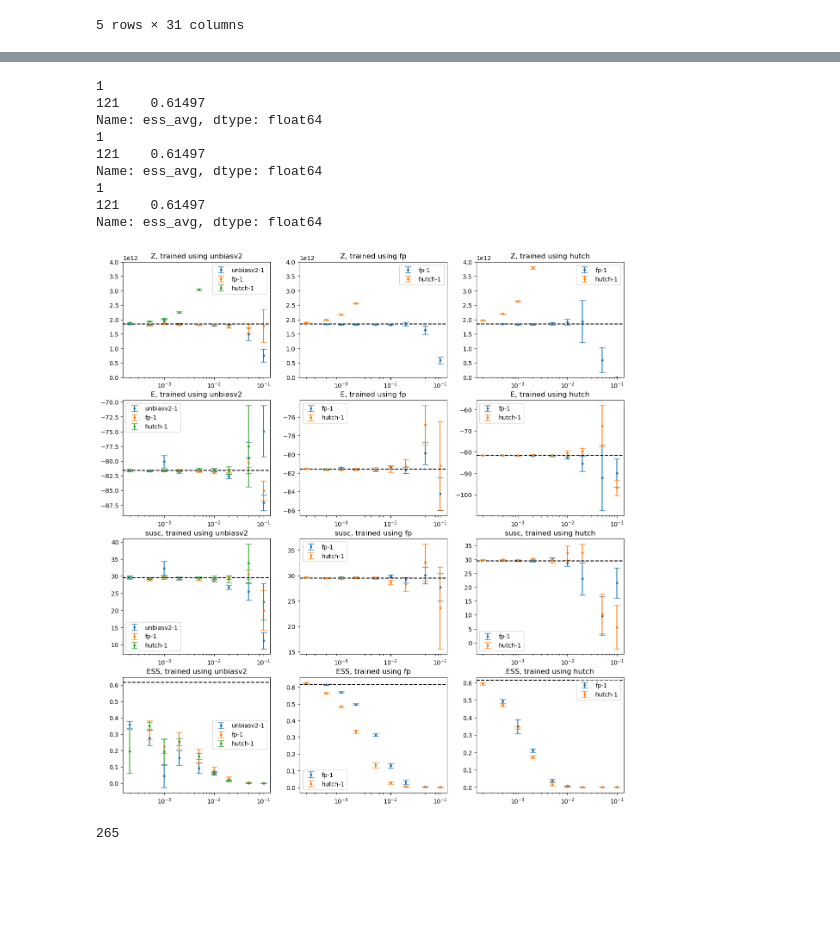
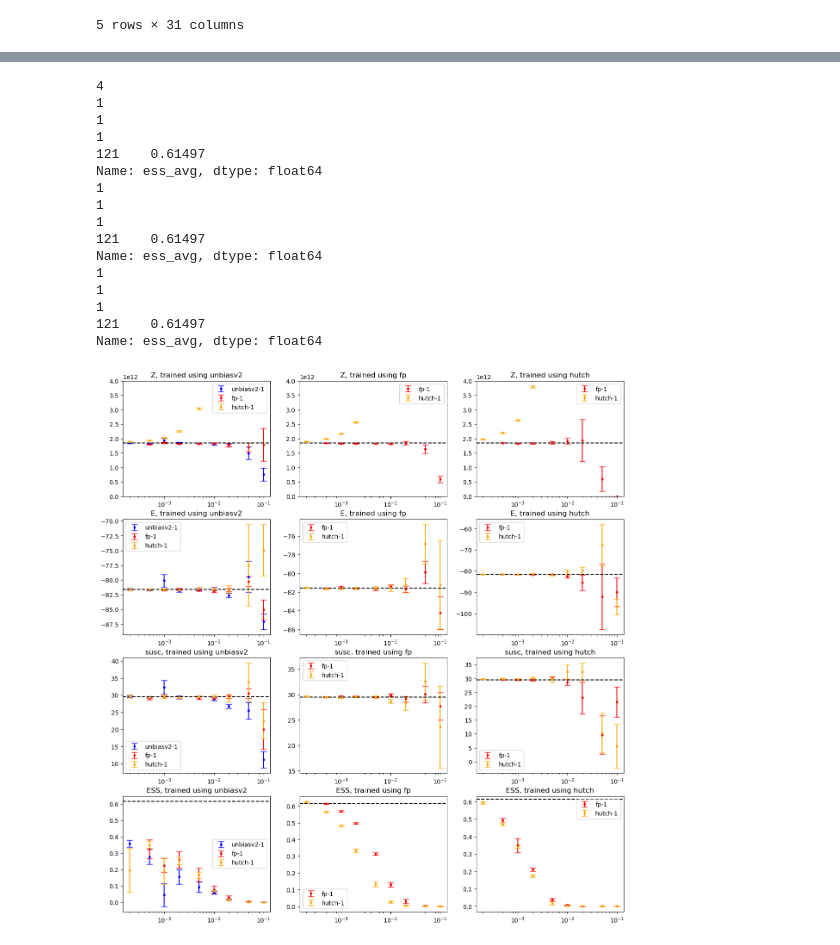
Before and after one commit to Satriawidy/unbiased_cnf, a Jupyter notebook: notebooks/analysis.ipynb, the cells around one changed output, grey strips where cells are left out. Saved outputs shown, nothing was run; the diff lists cells and outputs as text; code cells hidden in the pictures; blank space fills up the shorter version.

```diff
--- a/notebooks/analysis.ipynb
+++ b/notebooks/analysis.ipynb
@@ -19,26 +19,27 @@ dg = df[df['L'] == 8]
 
 integrators = ['unbiasv2', 'fp', 'hutch']
 integratore = ['unbiasv2', 'fp', 'hutch']
+colors = ['blue', 'red', 'orange']
 noises = [1]
 
 fig, ax = plt.subplots(4, 3, figsize = (15, 16))
 ax = ax.flatten()
 
 for i, int in enumerate(integratore):
-    for integrator in integrators:
+    for integrator, color in zip(integrators, colors):
         for noise in noises:
             dh = dg[(dg['integrator'] == integrator) & (dg['integrator_eval'] == int) & (dg['num_noise'] == noise)]
             dh = dh.sort_values(by='dt')
-            print(len(dh))
+            # print(len(dh))
             if len(dh) != 0:
                 ax[i].errorbar(dh['dt']*(1 + 3 * (integrator=='unbiasv2')), dh['part_avg'], dh['part_err'], label = f'{integrator}-{noise}',
-                                 linestyle = 'None', marker = '.', capsize = 5)
+                                 linestyle = 'None', marker = '.', capsize = 5, color=color)
                 ax[i+3].errorbar(dh['dt']*(1 + 3 * (integrator=='unbiasv2')), dh['logp_avg'], dh['logp_err'], label = f'{integrator}-{noise}',
-                                 linestyle = 'None', marker = '.', capsize = 5)
+                                 linestyle = 'None', marker = '.', capsize = 5, color=color)
                 ax[i+6].errorbar(dh['dt']*(1 + 3 * (integrator=='unbiasv2')), dh['susc_avg'], dh['susc_err'], label = f'{integrator}-{noise}',
-                                 linestyle = 'None', marker = '.', capsize = 5)
+                                 linestyle = 'None', marker = '.', capsize = 5, color=color)
                 ax[i+9].errorbar(dh['dt']*(1 + 3 * (integrator=='unbiasv2')), dh['ess_avg'], dh['ess_err'], label = f'{integrator}-{noise}',
-                                   linestyle = 'None', marker = '.', capsize = 5)
+                                   linestyle = 'None', marker = '.', capsize = 5, color=color)
                 print((1 + 3 * (integrator=='unbiasv2')))
     di = dg[(dg['integrator'] == 'exact') & (dg['dt'] == 0.001)]
     # di = dg[(dg['integrator'] == 'exact')]
@@ -85,52 +77,60 @@ dg = df[df['L'] == 16]
 
 integrators = ['unbiasv2', 'fp', 'hutch']
 integratore = ['unbiasv2', 'fp', 'hutch']
+colors = ['blue', 'red', 'orange']
 noises = [1]
 
 fig, ax = plt.subplots(4, 3, figsize = (15, 16))
 ax = ax.flatten()
 
 for i, int in enumerate(integratore):
-    for integrator in integrators:
+    for integrator, color in zip(integrators, colors):
         for noise in noises:
             dh = dg[(dg['integrator'] == integrator) & (dg['integrator_eval'] == int) & (dg['num_noise'] == noise)]
             dh = dh.sort_values(by='dt')
             # print(len(dh))
             if len(dh) != 0:
                 ax[i].errorbar(dh['dt']*(1 + 3 * (integrator=='unbiasv2')), dh['part_avg'], dh['part_err'], label = f'{integrator}-{noise}',
-                                 linestyle = 'None', marker = '.', capsize = 5)
+                                 linestyle = 'None', marker = '.', capsize = 5, color=color)
                 ax[i+3].errorbar(dh['dt']*(1 + 3 * (integrator=='unbiasv2')), dh['logp_avg'], dh['logp_err'], label = f'{integrator}-{noise}',
-                                 linestyle = 'None', marker = '.', capsize = 5)
+                                 linestyle = 'None', marker = '.', capsize = 5, color=color)
                 ax[i+6].errorbar(dh['dt']*(1 + 3 * (integrator=='unbiasv2')), dh['susc_avg'], dh['susc_err'], label = f'{integrator}-{noise}',
-                                 linestyle = 'None', marker = '.', capsize = 5)
+                                 linestyle = 'None', marker = '.', capsize = 5, color=color)
                 ax[i+9].errorbar(dh['dt']*(1 + 3 * (integrator=='unbiasv2')), dh['ess_avg'], dh['ess_err'], label = f'{integrator}-{noise}',
-                                   linestyle = 'None', marker = '.', capsize = 5)
-                # print((1 + 3 * (integrator=='unbiasv2')))
+                                   linestyle = 'None', marker = '.', capsize = 5, color=color)
+                print((1 + 3 * (integrator=='unbiasv2')))
     # di = dg[(dg['integrator'] == 'exact') & (dg['dt'] == 0.0002)]
     di = dg[(dg['integrator'] == 'fp') & (dg['integrator_eval'] == 'fp') & (dg['dt'] == 0.0005)]
     print(len(di))
     ax[i].axhline(di['part_avg'].item(), color = 'k', linestyle='dashed')
     ax[i].set_title(f'Z, trained using {int}')
     ax[i+3].axhline(di['logp_avg'].item(), color = 'k', linestyle='dashed')
     ax[i+3].set_title(f'E, trained using {int}')
     ax[i+6].axhline(di['susc_avg'].item(), color = 'k', linestyle='dashed')
     ax[i+6].set_title(f'susc, trained using {int}')
     ax[i+9].set_title(f'ESS, trained using {int}')
     ax[i+9].axhline(di['ess_avg'].item(), color = 'k', linestyle='dashed')
     print(di['ess_avg'])
     for a in ax:
         a.set_xscale('log')
         a.legend()
     ax[i].set_ylim(0, 4e12)
 plt.show()
 # %% [output]
+4
+1
+1
 1
 121    0.61497
 Name: ess_avg, dtype: float64
 1
+1
+1
 121    0.61497
 Name: ess_avg, dtype: float64
 1
+1
+1
 121    0.61497
 Name: ess_avg, dtype: float64
-[figure, old version]
+[figure, new version]
@@ -139,4 +136,0 @@ dg = df[df['L'] == 16]
-# %%
-print(len(dg))
-# %% [output]
-265
```
Also changed, not shown: parts of 9 cells of this notebook.
